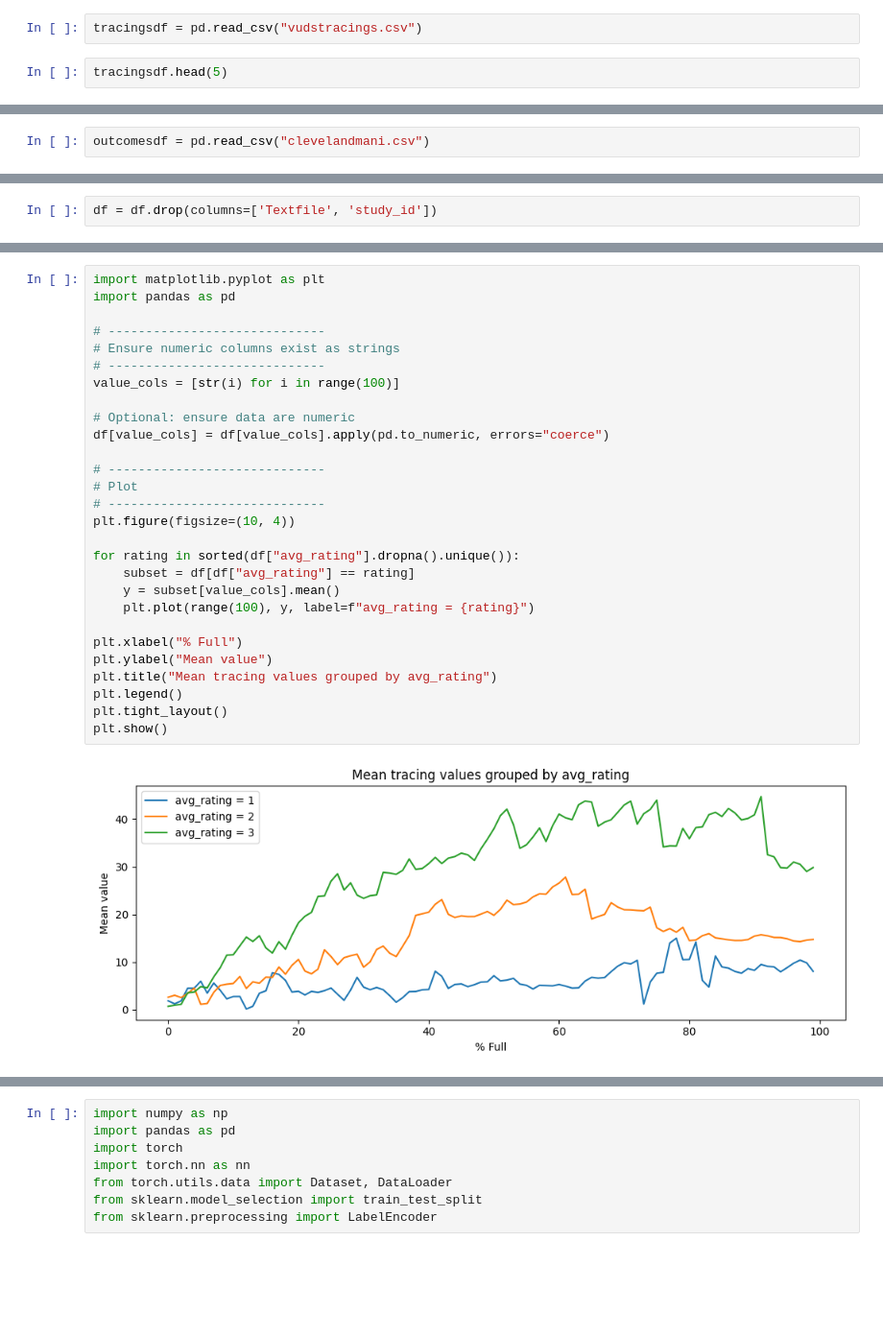
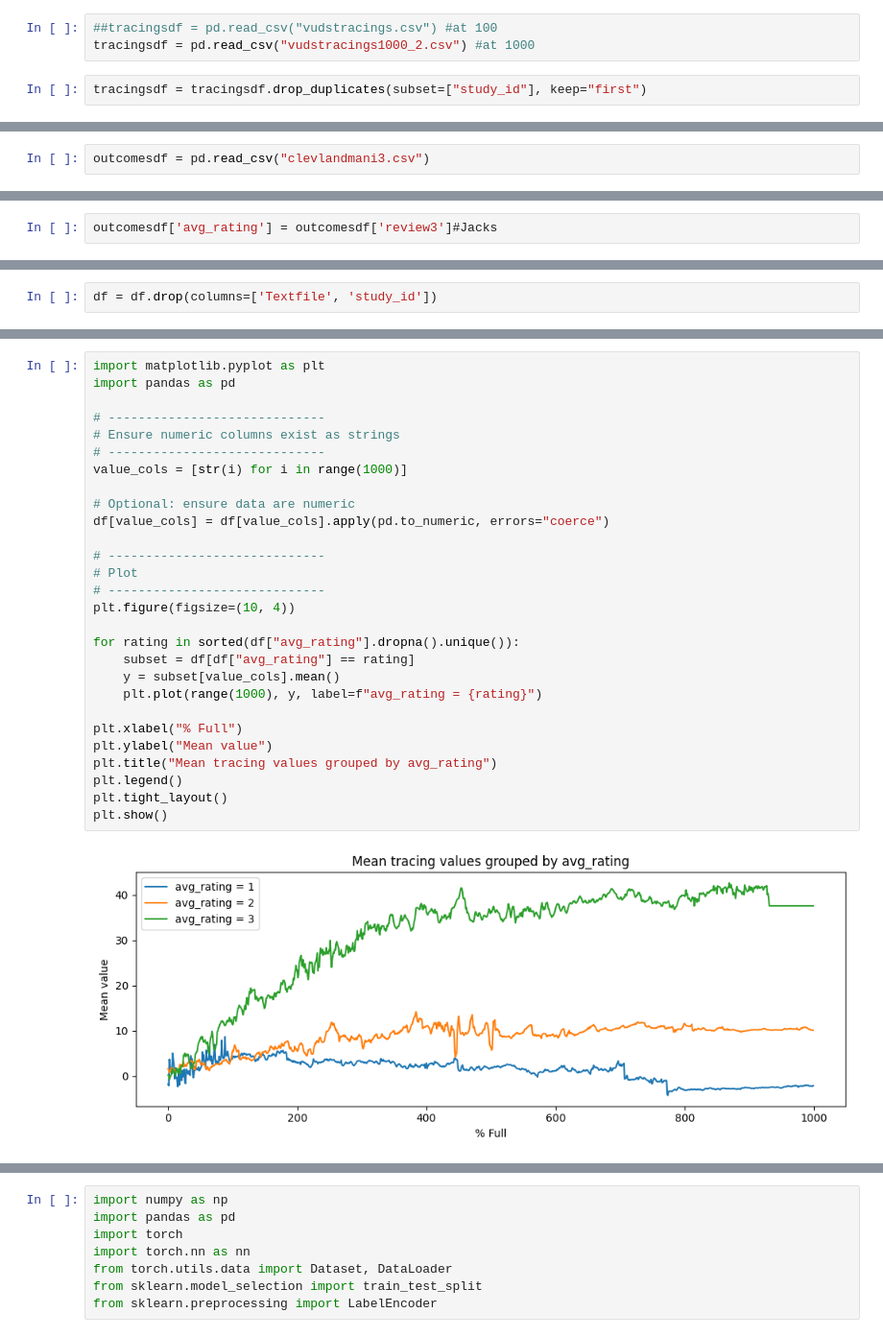
Before and after one commit to loganj2chop/clevlandtracings, a Jupyter notebook: nnstart.ipynb, the cells around one changed output, grey strips where cells are left out. Shown at 96% size. Saved outputs shown, nothing was run; the diff lists cells and outputs as text; blank space fills up the shorter version.

```diff
--- a/nnstart.ipynb
+++ b/nnstart.ipynb
@@ -1,6 +1,7 @@
 # %%
 import pandas as pd
 # %%
-tracingsdf = pd.read_csv("vudstracings.csv")
+##tracingsdf = pd.read_csv("vudstracings.csv") #at 100
+tracingsdf = pd.read_csv("vudstracings1000_2.csv") #at 1000
 # %%
-tracingsdf.head(5)
+tracingsdf = tracingsdf.drop_duplicates(subset=["study_id"], keep="first")
@@ -45,5 +56,5 @@ tracingsdf.head()
 # %%
-outcomesdf = pd.read_csv("clevelandmani.csv")
+outcomesdf = pd.read_csv("clevlandmani3.csv")
 # %%
 outcomesdf.head(2)
 # %% [output]
@@ -53 +64,3 @@ outcomesdf.head(2)
+# %%
+outcomesdf['avg_rating'] = outcomesdf['review3']#Jacks
 # %%
@@ -76,30 +93,30 @@ Index(['avg_rating', '0', '1', '2', '3', '4', '5', '6', '7', '8',
 # %%
 import matplotlib.pyplot as plt
 import pandas as pd
 
 # -----------------------------
 # Ensure numeric columns exist as strings
 # -----------------------------
-value_cols = [str(i) for i in range(100)]
+value_cols = [str(i) for i in range(1000)]
 
 # Optional: ensure data are numeric
 df[value_cols] = df[value_cols].apply(pd.to_numeric, errors="coerce")
 
 # -----------------------------
 # Plot
 # -----------------------------
 plt.figure(figsize=(10, 4))
 
 for rating in sorted(df["avg_rating"].dropna().unique()):
     subset = df[df["avg_rating"] == rating]
     y = subset[value_cols].mean()
-    plt.plot(range(100), y, label=f"avg_rating = {rating}")
+    plt.plot(range(1000), y, label=f"avg_rating = {rating}")
 
 plt.xlabel("% Full")
 plt.ylabel("Mean value")
 plt.title("Mean tracing values grouped by avg_rating")
 plt.legend()
 plt.tight_layout()
 plt.show()
 # %% [output]
-[figure, old version]
+[figure, new version]
```
Also changed, not shown: parts of 28 cells of this notebook.
